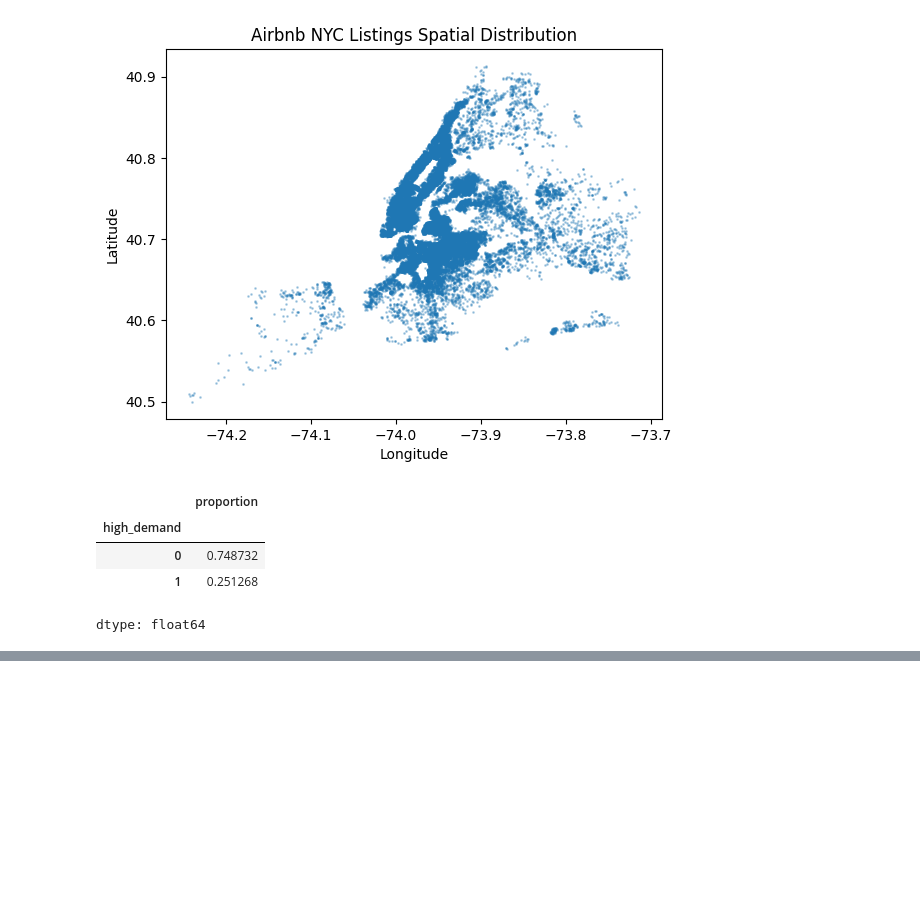
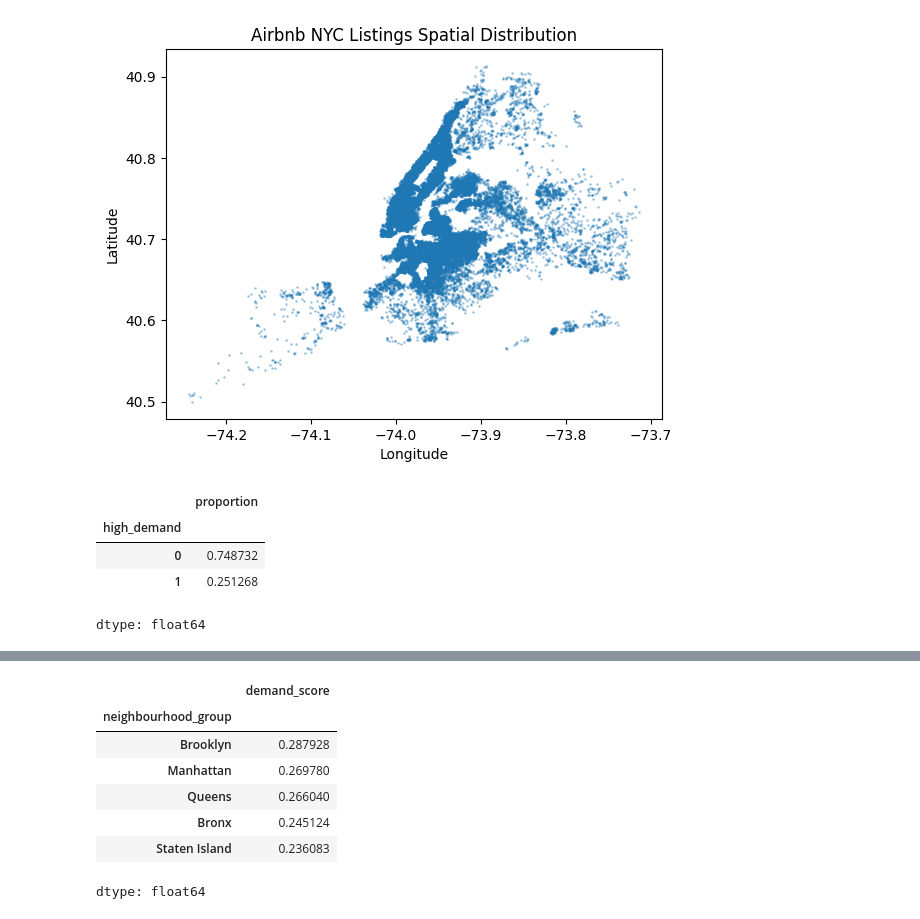
Before and after one commit to luitoz/machile-learning-team-project, a Jupyter notebook: Airbnb EDA SJ Data Preprocessing.ipynb, the cells around one changed output, grey strips where cells are left out. Cells and saved outputs as stored; diff of their text form; code cells hidden in the pictures; blank space fills up the shorter version.

```diff
--- a/Airbnb EDA SJ Data Preprocessing.ipynb
+++ b/Airbnb EDA SJ Data Preprocessing.ipynb
@@ -288,3 +312,42 @@ dtype: float64
+# %%
+
+import numpy as np
+from sklearn.preprocessing import MinMaxScaler
+
+# log transform skewed variables
+df["reviews_pm_log"] = np.log1p(df["reviews_per_month"])
+df["num_reviews_log"] = np.log1p(df["number_of_reviews"])
+df["availability_log"] = np.log1p(df["availability_365"])
+
+scaler = MinMaxScaler()
+# transform to the same scale
+df[["rpm_scaled", "num_reviews_scaled", "availability_scaled"]] = scaler.fit_transform(
+    df[["reviews_pm_log", "num_reviews_log", "availability_log"]]
+)
+# use a proxy for occupancy
+df["occupancy_scaled"] = 1 - df["availability_scaled"]
+
+
+# final demand score
+df["demand_score"] = (
+    0.5 * df["rpm_scaled"] +
+    0.3 * df["occupancy_scaled"] +
+    0.2 * df["num_reviews_scaled"]
+)
+
+# checking how the demand looks across neighbourhoods.
+df.groupby("neighbourhood_group")["demand_score"].mean().sort_values(ascending=False)
+
+# it looks more realistic
+# %% [output]
+|  | demand_score |
+| neighbourhood_group |  |
+| Brooklyn | 0.287928 |
+| Manhattan | 0.269780 |
+| Queens | 0.266040 |
+| Bronx | 0.245124 |
+| Staten Island | 0.236083 |
+dtype: float64
 # %%
 df.head()
 # %% [output]
```
Also changed, not shown: parts of 2 cells of this notebook.
